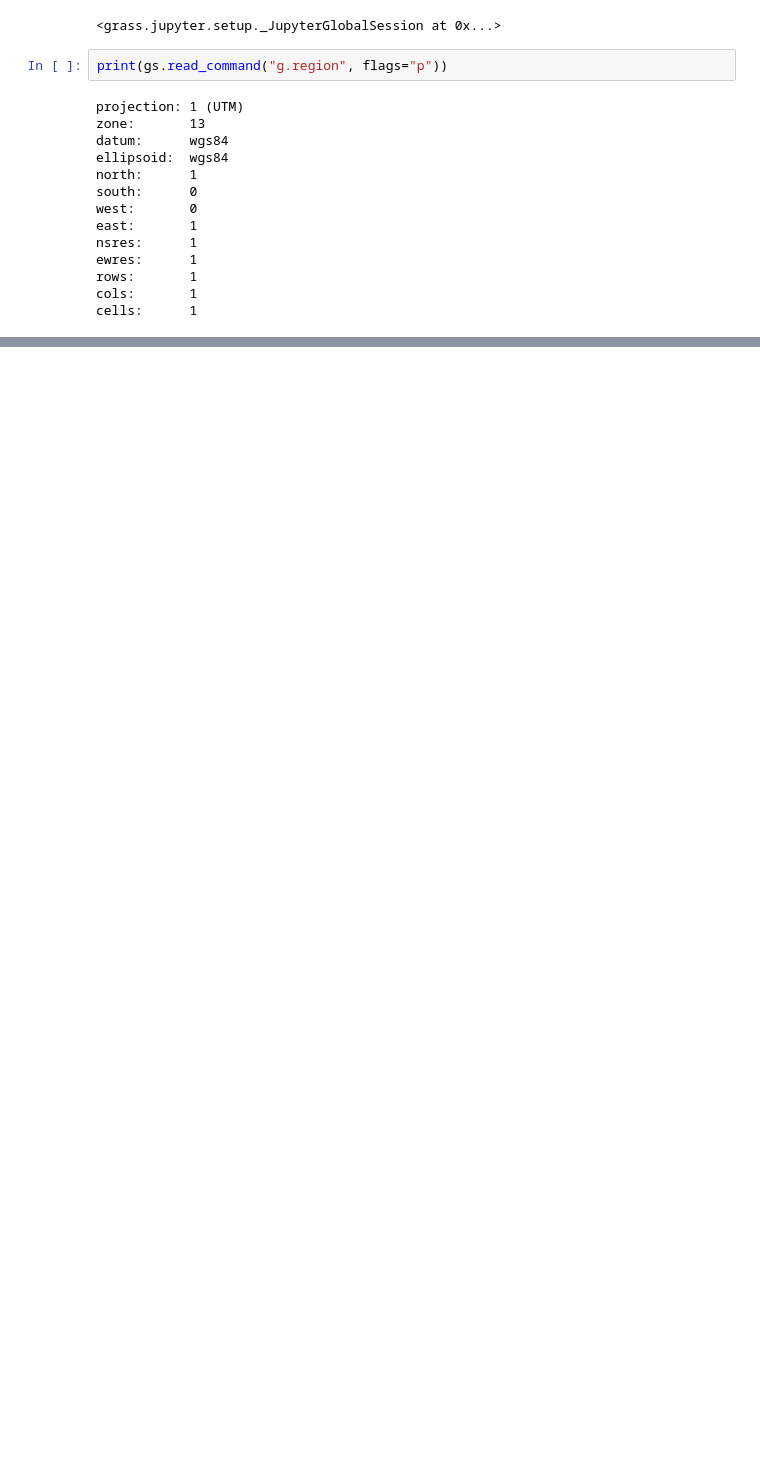
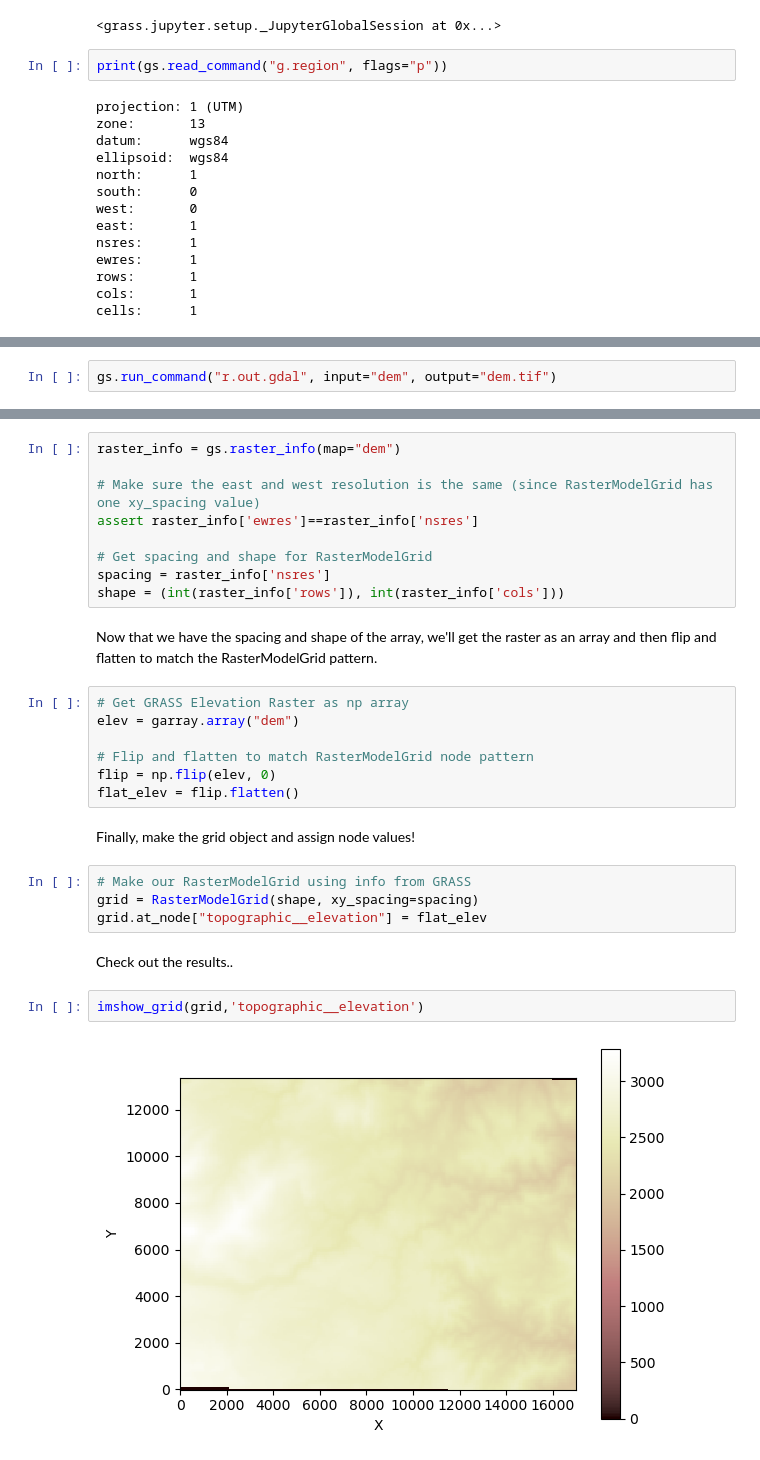
Before and after one commit to chaedri/bmi-topography-grass, a Jupyter notebook: bmi-topography-to-GRASS.ipynb, the cells around one changed output, grey strips where cells are left out. Cells and saved outputs as stored; diff of their text form; blank space fills up the shorter version.

```diff
--- a/bmi-topography-to-GRASS.ipynb
+++ b/bmi-topography-to-GRASS.ipynb
@@ -73,0 +97,2 @@ omg.show()
+# %%
+gs.run_command("r.out.gdal", input="dem", output="dem.tif")
@@ -73,0 +129,30 @@ omg.show()
+# %%
+raster_info = gs.raster_info(map="dem")
+
+# Make sure the east and west resolution is the same (since RasterModelGrid has one xy_spacing value)
+assert raster_info['ewres']==raster_info['nsres']
+
+# Get spacing and shape for RasterModelGrid
+spacing = raster_info['nsres']
+shape = (int(raster_info['rows']), int(raster_info['cols']))
+# %% [markdown]
+Now that we have the spacing and shape of the array, we'll get the raster as an array and then flip and flatten to match the RasterModelGrid pattern.
+# %%
+# Get GRASS Elevation Raster as np array
+elev = garray.array("dem")
+
+# Flip and flatten to match RasterModelGrid node pattern
+flip = np.flip(elev, 0)
+flat_elev = flip.flatten()
+# %% [markdown]
+Finally, make the grid object and assign node values!
+# %%
+# Make our RasterModelGrid using info from GRASS
+grid = RasterModelGrid(shape, xy_spacing=spacing)
+grid.at_node["topographic__elevation"] = flat_elev
+# %% [markdown]
+Check out the results..
+# %%
+imshow_grid(grid,'topographic__elevation')
+# %% [output]
+[figure, added]
```
Also changed, not shown: parts of 25 cells of this notebook.
